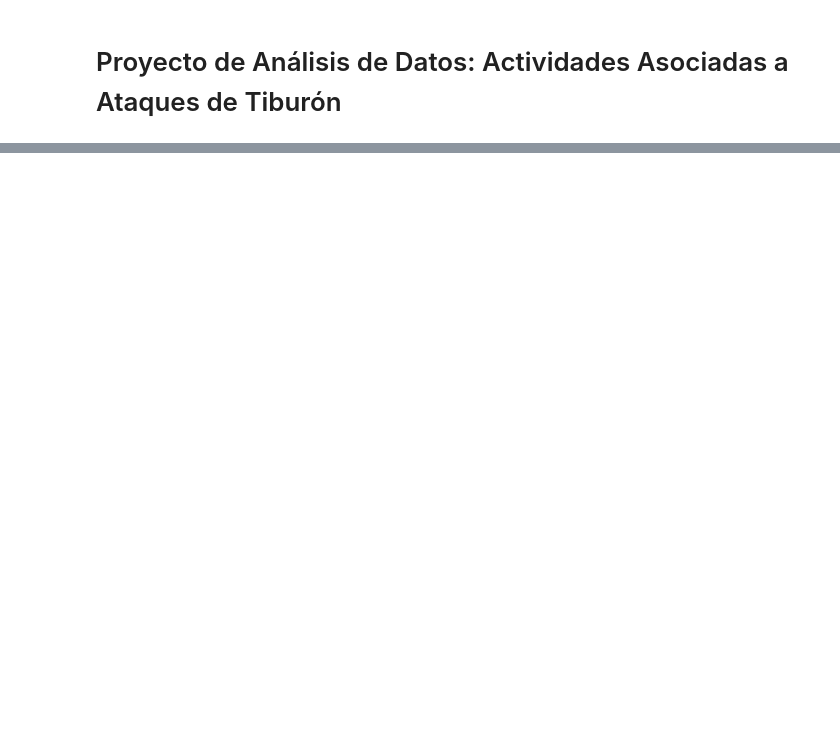
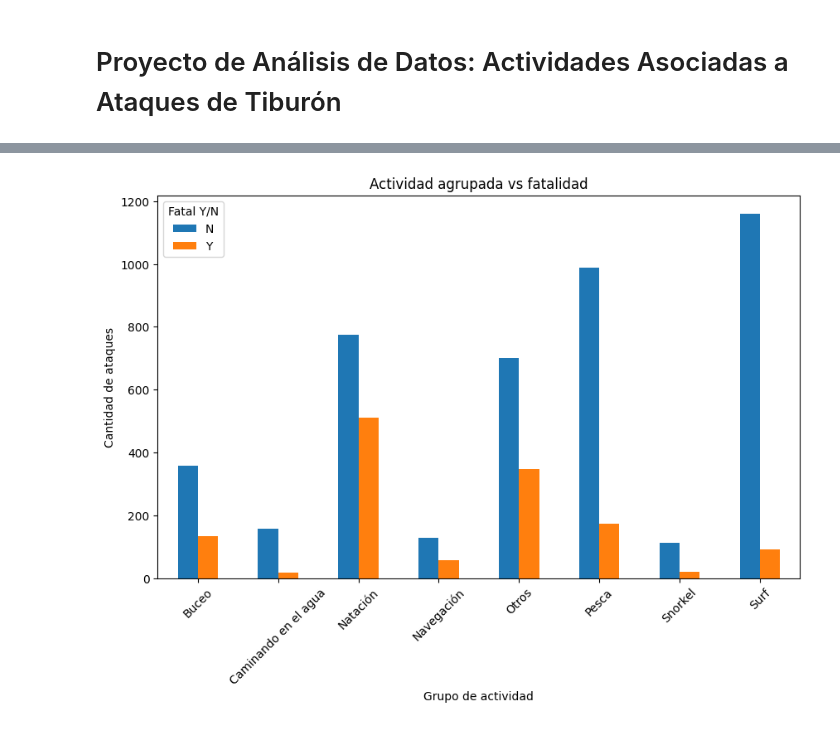
Before and after one commit to gabrieleb76-bot/Shark_Attacks_New, a Jupyter notebook: Shark_Attacks.ipynb, the cells around one changed output, grey strips where cells are left out. Cells and saved outputs as stored; diff of their text form; code cells hidden in the pictures; blank space fills up the shorter version.

```diff
--- a/Shark_Attacks.ipynb
+++ b/Shark_Attacks.ipynb
@@ -646,0 +300,3 @@ Sin embargo, es importante destacar que este análisis refleja únicamente la fr
+# %%
+activity_fatality = df.groupby(["activity_group", "Fatal Y/N"]).size().reset_index(name="cantidad")
+activity_fatality
@@ -646,0 +321,3 @@ Sin embargo, es importante destacar que este análisis refleja únicamente la fr
+# %%
+tabla_fatal = activity_fatality.pivot(index="activity_group", columns="Fatal Y/N", values="cantidad").fillna(0)
+tabla_fatal
@@ -646,0 +335,9 @@ Sin embargo, es importante destacar que este análisis refleja únicamente la fr
+# %%
+tabla_fatal.plot(kind="bar", figsize=(10,6))
+plt.title("Actividad agrupada vs fatalidad")
+plt.xlabel("Grupo de actividad")
+plt.ylabel("Cantidad de ataques")
+plt.xticks(rotation=45)
+plt.show()
+# %% [output]
+[figure, added]
```
Also changed, not shown: parts of 103 cells of this notebook.
